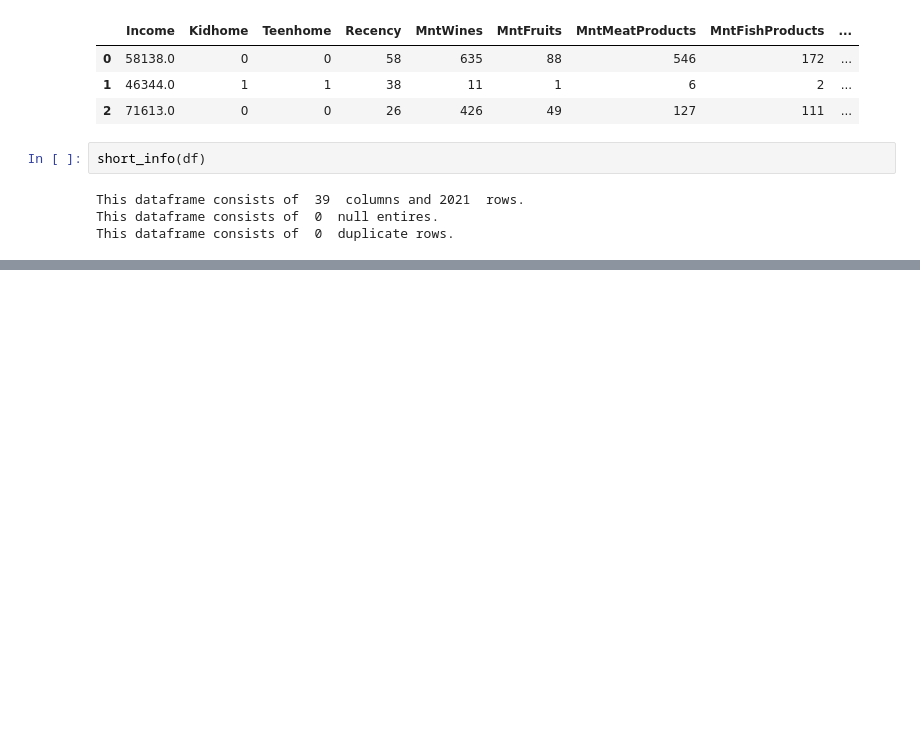
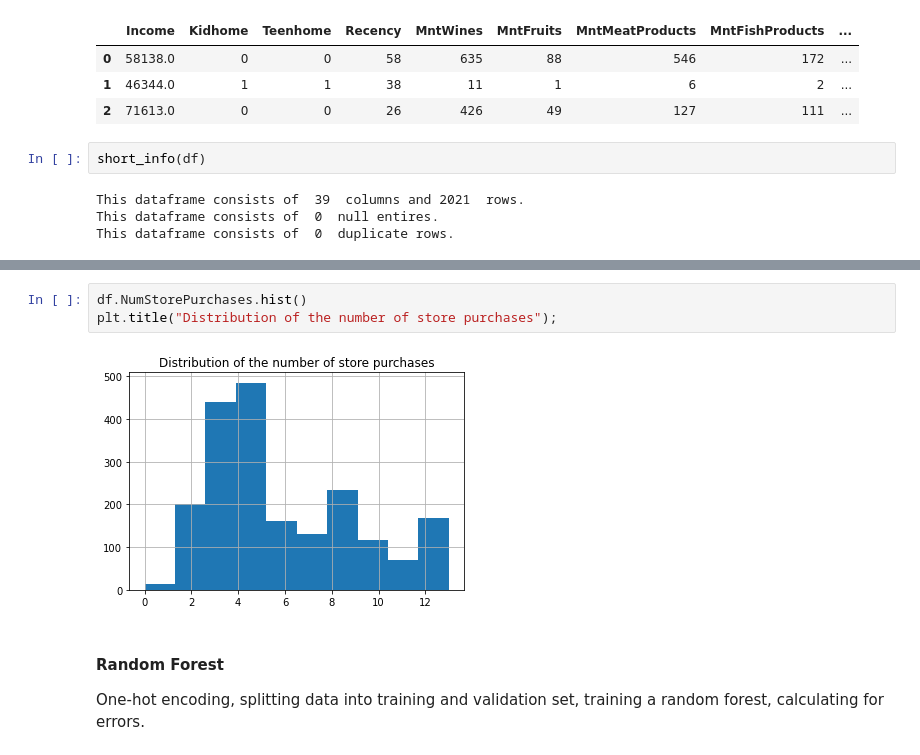
Before and after one commit to Kpeng511/Marketing-Campaign-Analytics, a Jupyter notebook: analytics.ipynb, the cells around one changed output, grey strips where cells are left out. Cells and saved outputs as stored; diff of their text form; blank space fills up the shorter version.

```diff
--- a/analytics.ipynb
+++ b/analytics.ipynb
@@ -175,0 +321,8 @@ There are many features with outliers, but the outliers make sense because of th
+# %%
+df.NumStorePurchases.hist()
+plt.title("Distribution of the number of store purchases");
+# %% [output]
+[figure, added]
+# %% [markdown]
+#### Random Forest
+One-hot encoding, splitting data into training and validation set, training a random forest, calculating for errors.
```
Also changed, not shown: parts of 41 cells of this notebook, 5 other files.
